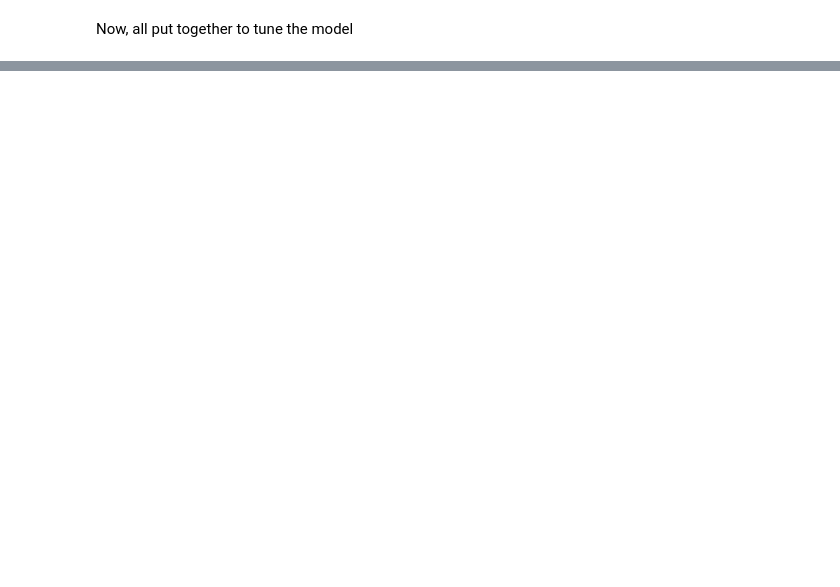
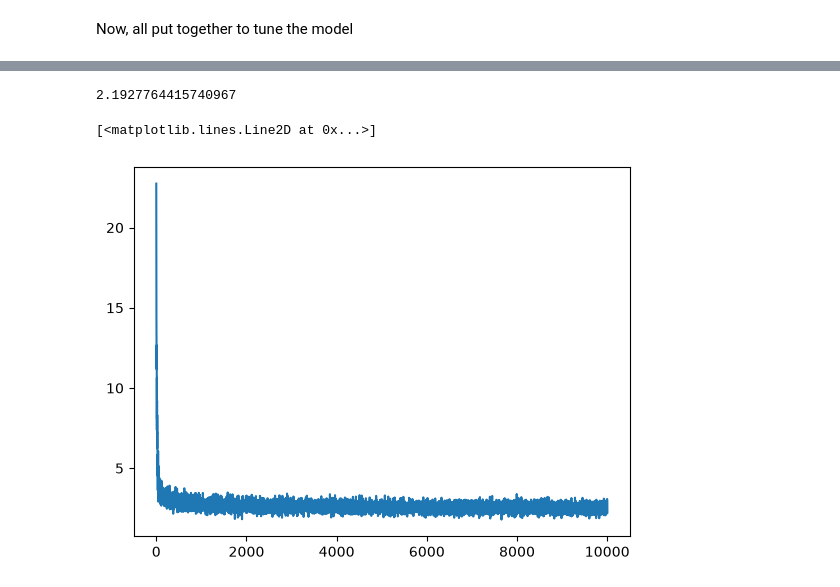
Before and after one commit to achyutbenz19/loki, a Jupyter notebook: 02-makemore/mlp.ipynb, the cells around one changed output, grey strips where cells are left out. Drawn from its saved outputs; the diff is of its cells as text; code cells hidden in the pictures; blank space fills up the shorter version.

```diff
--- a/02-makemore/mlp.ipynb
+++ b/02-makemore/mlp.ipynb
@@ -193,0 +274,55 @@ RuntimeError: Trying to backward through the graph a second time (or directly ac
+# %%
+g = torch.Generator().manual_seed(2147483647)
+lossi = []
+stepi = []
+
+# forward pass
+# There are three inputs put into the initial neural network with two dimensions: 3 × 2 = 6.
+W1 = torch.randn((EMBEDDINGS_DIMENSION * BLOCK_SIZE, HIDDEN_WIDTH), generator=g)
+B1 = torch.randn(HIDDEN_WIDTH, generator=g)
+C = torch.randn((VOCAB_SIZE, EMBEDDINGS_DIMENSION), generator=g) # 27 since there are 26 alphabets + 1 . special char
+
+# Second layer
+W2 = torch.randn((HIDDEN_WIDTH, VOCAB_SIZE), generator=g)
+B2 = torch.randn(VOCAB_SIZE, generator=g)
+
+parameters = [W1, B1, W2, B2, C]
+
+for p in parameters:
+    p.requires_grad = True
+
+for i in range(STEPS):
+
+    ix = torch.randint(0, Xtr.shape[0], (BATCH_SIZE,))
+
+    # Embedding lookup table where you can see the corresponding embedggings for any index in X from C
+    emb = C[Xtr[ix]] # size -> [xyz, BLOCK_SIZE, EMBEDDINGS_DIMENSION]
+    emb_view = emb.view(-1, EMBEDDINGS_DIMENSION * BLOCK_SIZE)
+
+    # Output of the first layer, which is the input to the second
+    O1 = emb_view @ W1 + B1
+    O1 = O1.tanh()
+    logit = O1 @ W2 + B2
+    loss = F.cross_entropy(logit, Ytr[ix])
+
+    for p in parameters:
+        p.grad = None
+
+    loss.backward()
+
+    lr = LEARNING_RATE
+    for p in parameters:
+        p.data += -lr * p.grad
+
+    # stats
+    stepi.append(i)
+    lossi.append(loss.item())
+
+print(loss.item())
+# %% [output]
+2.1927764415740967
+# %%
+plt.plot(stepi, lossi)
+# %% [output]
+[<matplotlib.lines.Line2D at 0x...>]
+[figure, added]
```
Also changed, not shown: parts of 22 cells of this notebook.
